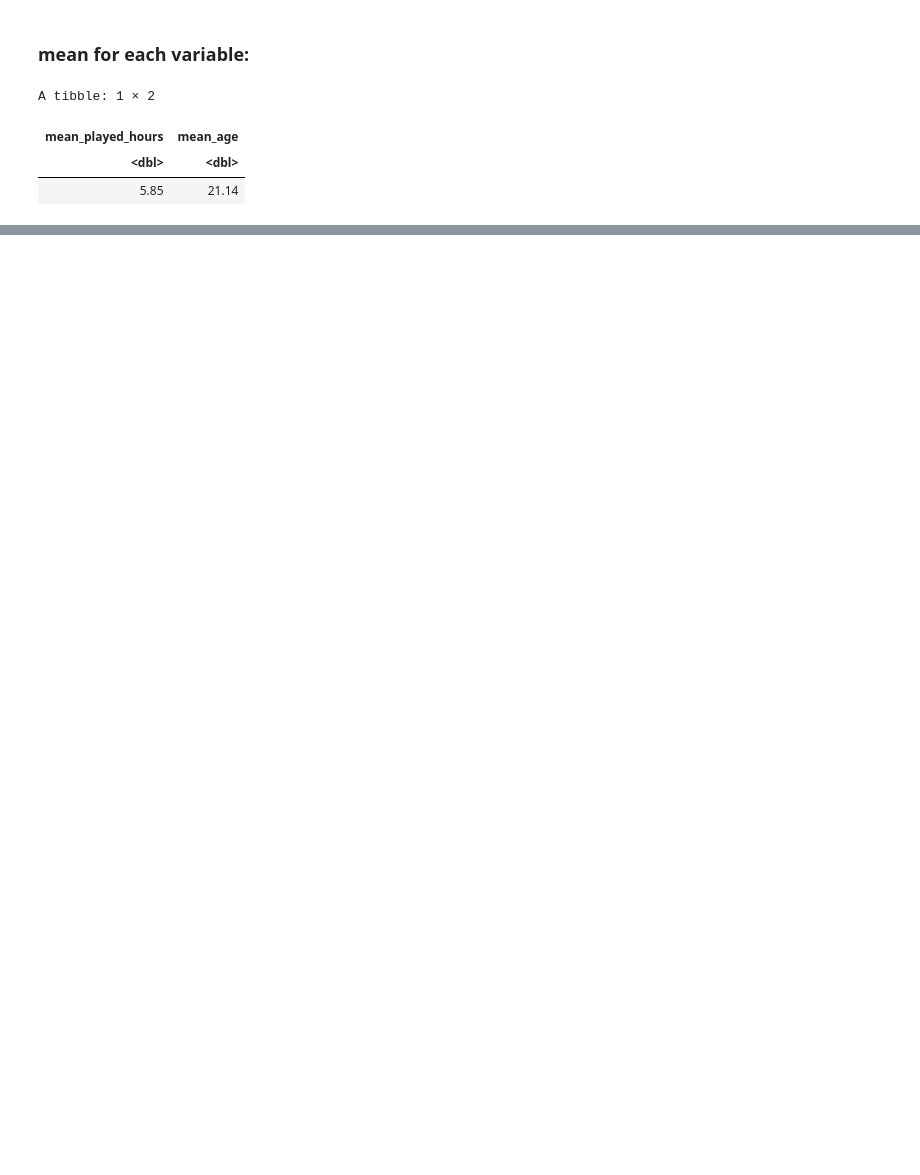
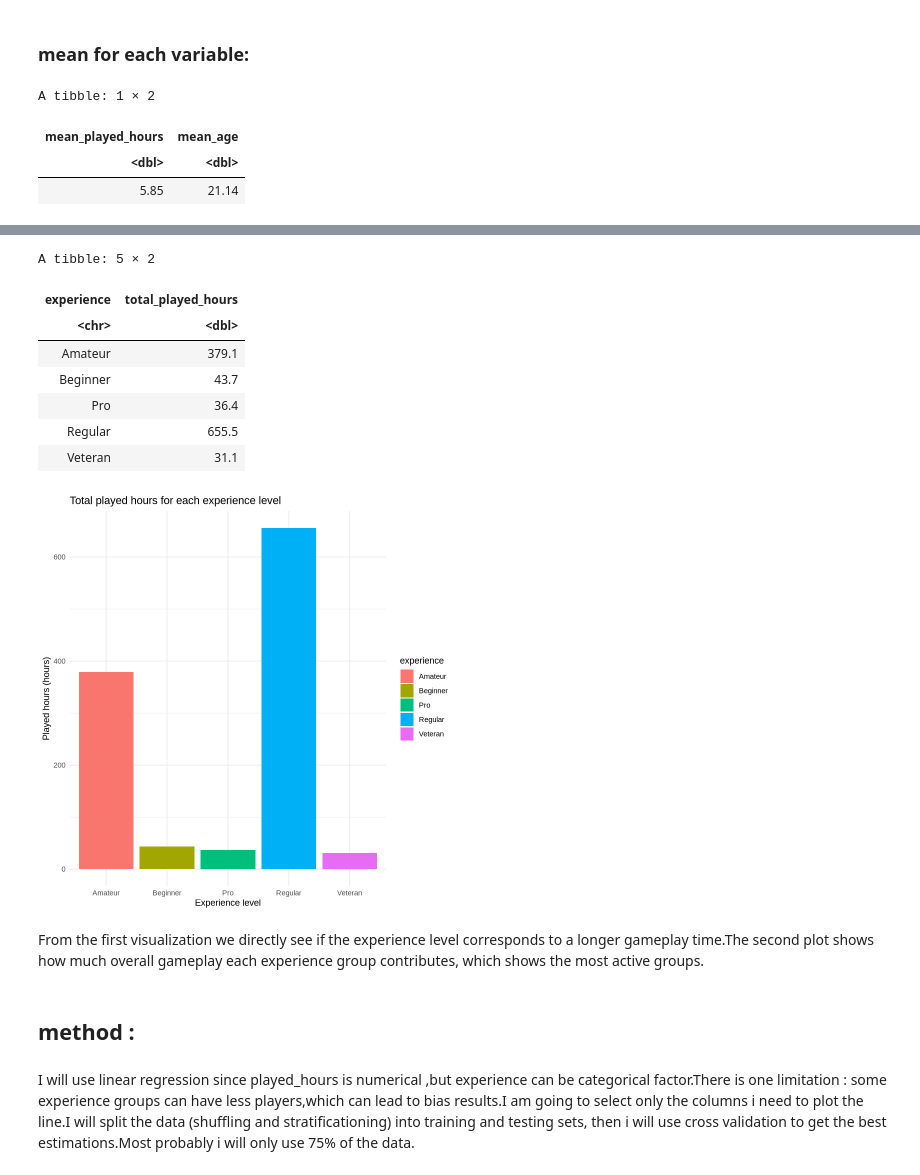
Before and after one commit to nihadmansurov-creator/DSCI-100, a Jupyter notebook: Project_main.ipynb, the cells around one changed output, grey strips where cells are left out. Drawn from its saved outputs; the diff is of its cells as text; code cells hidden in the pictures; blank space fills up the shorter version.

```diff
--- a/Project_main.ipynb
+++ b/Project_main.ipynb
@@ -124,0 +175,31 @@ A tibble: 1 × 2
+# %%
+## total played hours per each category
+
+total_played_hours <- players |>
+                    group_by(experience) |>
+                    summarise(total_played_hours = sum(played_hours, na.rm = TRUE))
+total_played_hours
+players_plot <-total_played_hours |>
+                    ggplot(aes(x = experience, y = total_played_hours, fill = experience)) +
+                    geom_col() +
+                    labs(title =  "Total played hours for each experience level" ,
+                     x = "Experience level",
+                     y = "Played hours (hours)") +
+                     theme_minimal()
+players_plot
+# %% [output]
+A tibble: 5 × 2
+| experience | total_played_hours |
+| <chr> | <dbl> |
+| Amateur | 379.1 |
+| Beginner | 43.7 |
+| Pro | 36.4 |
+| Regular | 655.5 |
+| Veteran | 31.1 |
+[figure, added]
+# %% [markdown]
+From the first visualization we directly see if the experience level corresponds to a longer gameplay time.The second plot shows how much overall gameplay each experience group contributes, which shows the most active groups.
+# %% [markdown]
+## method :
+# %% [markdown]
+I will use linear regression since played_hours is numerical ,but experience can be categorical factor.There is one limitation : some experience groups can have less players,which can lead to bias results.I am going to select only the columns i need to plot the line.I will split the data (shuffling and stratificationing) into training and testing sets, then i will use cross validation to get the best estimations.Most probably i will only use 75% of the data.
```
Also changed, not shown: parts of 11 cells of this notebook.
